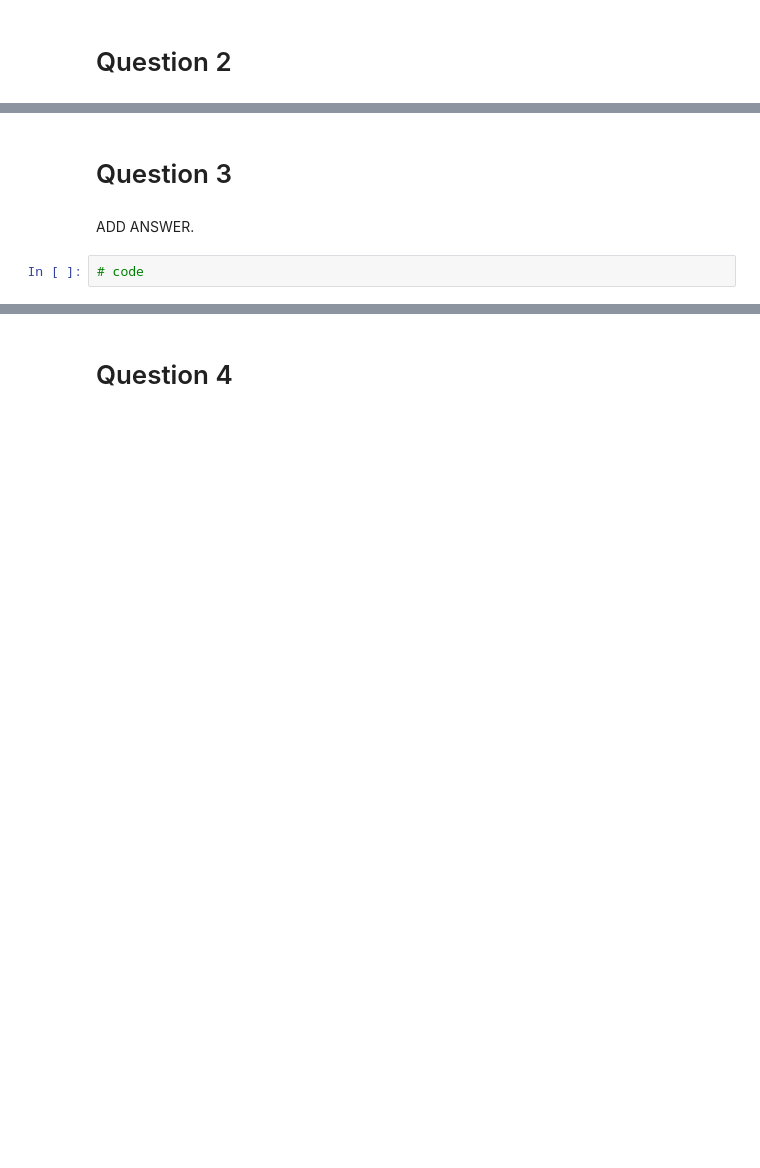
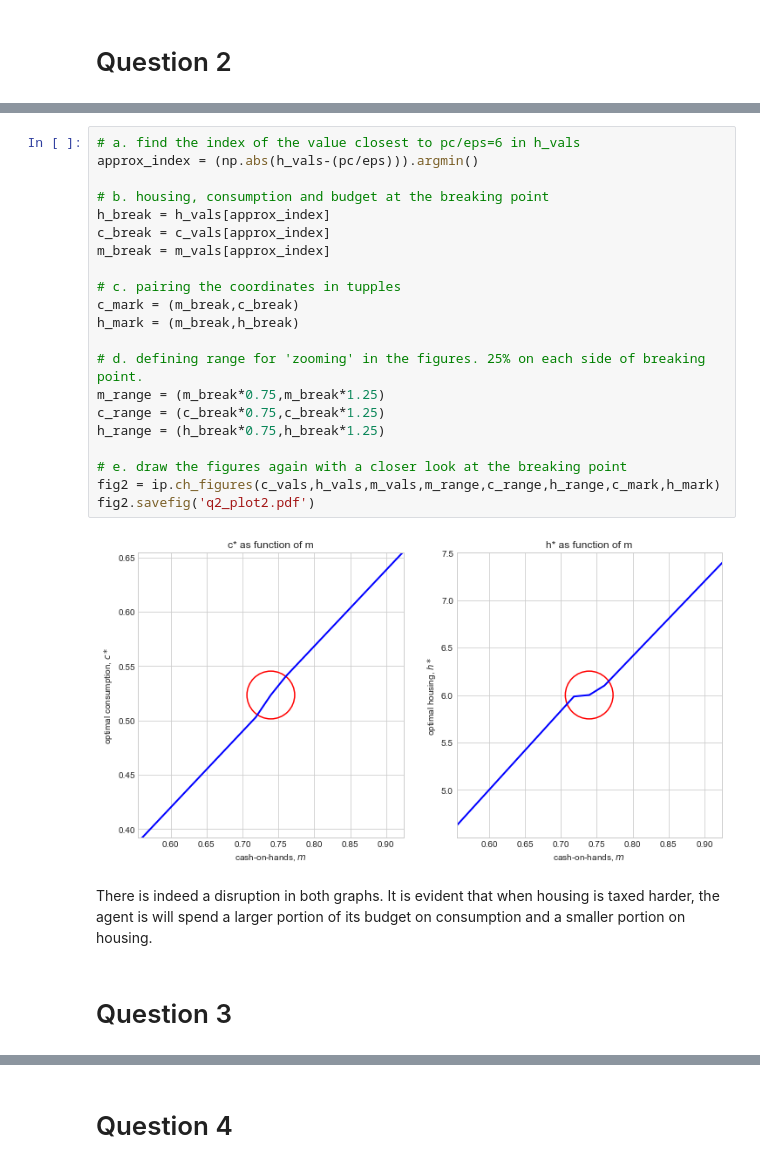
Before and after one commit to AskerNC/projects-2021-concatenaters, a Jupyter notebook: inauguralproject/inauguralproject.ipynb, the cells around one changed output, grey strips where cells are left out. Saved outputs shown, nothing was run; the diff lists cells and outputs as text; blank space fills up the shorter version.

```diff
--- a/inauguralproject/inauguralproject.ipynb
+++ b/inauguralproject/inauguralproject.ipynb
@@ -39,6 +86,27 @@ ADD ANSWER.
+# %%
+# a. find the index of the value closest to pc/eps=6 in h_vals
+approx_index = (np.abs(h_vals-(pc/eps))).argmin()
+
+# b. housing, consumption and budget at the breaking point
+h_break = h_vals[approx_index]
+c_break = c_vals[approx_index]
+m_break = m_vals[approx_index]
+
+# c. pairing the coordinates in tupples
+c_mark = (m_break,c_break)
+h_mark = (m_break,h_break)
+
+# d. defining range for 'zooming' in the figures. 25% on each side of breaking point.
+m_range = (m_break*0.75,m_break*1.25)
+c_range = (c_break*0.75,c_break*1.25)
+h_range = (h_break*0.75,h_break*1.25)
+
+# e. draw the figures again with a closer look at the breaking point
+fig2 = ip.ch_figures(c_vals,h_vals,m_vals,m_range,c_range,h_range,c_mark,h_mark)
+fig2.savefig('q2_plot2.pdf')
+# %% [output]
+[figure, added]
+# %% [markdown]
+There is indeed a disruption in both graphs. It is evident that when housing is taxed harder, the agent is will spend a larger portion of its budget on consumption and a smaller portion on housing.
 # %% [markdown]
 # Question 3
-# %% [markdown]
-ADD ANSWER.
-# %%
-# code
```
Also changed, not shown: parts of 30 cells of this notebook, 2 other files.
